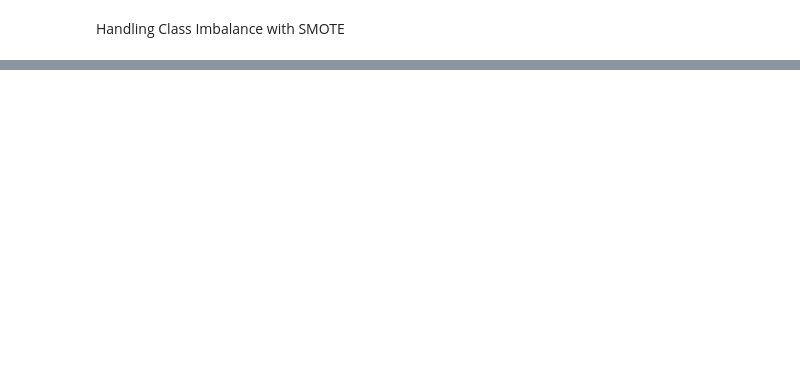
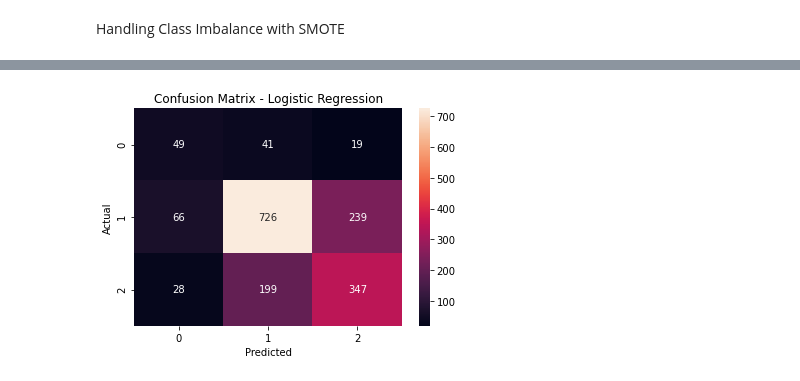
Before and after one commit to Dc-qwerty/PHASE-4-project-Group1-DS-PT13, a Jupyter notebook: project.ipynb, the cells around one changed output, grey strips where cells are left out. Saved outputs shown, nothing was run; the diff lists cells and outputs as text; code cells hidden in the pictures; blank space fills up the shorter version.

```diff
--- a/project.ipynb
+++ b/project.ipynb
@@ -504,0 +570,21 @@ Name: count, dtype: int64
+# %%
+from sklearn.model_selection import GridSearchCV
+
+# parameter grid
+param_grid = {
+    'C': [0.1, 1, 10],
+    'solver': ['lbfgs', 'liblinear']
+}
+
+grid_search = GridSearchCV(
+    LogisticRegression(max_iter=1000, class_weight='balanced', random_state=42),
+    param_grid,
+    cv=5,
+    scoring='f1_macro',
+    n_jobs=-1
+)
+
+grid_search.fit(X_train_resampled, y_train_resampled)
+
+print("Best parameters:", grid_search.best_params_)
+print("Best CV score:", grid_search.best_score_)
@@ -504,0 +594,8 @@ Name: count, dtype: int64
+# %%
+# use best model from grid search
+best_lr = grid_search.best_estimator_
+
+best_lr.fit(X_train_resampled, y_train_resampled)
+
+#predictions
+y_pred = best_lr.predict(X_test_tfidf)
@@ -504,0 +630,11 @@ Name: count, dtype: int64
+# %%
+cm = confusion_matrix(y_test, y_pred)
+
+plt.figure()
+sns.heatmap(cm, annot=True, fmt='d')
+plt.title("Confusion Matrix - Logistic Regression")
+plt.xlabel("Predicted")
+plt.ylabel("Actual")
+plt.show()
+# %% [output]
+[figure, added]
```
Also changed, not shown: parts of 33 cells of this notebook, 1 other file.
